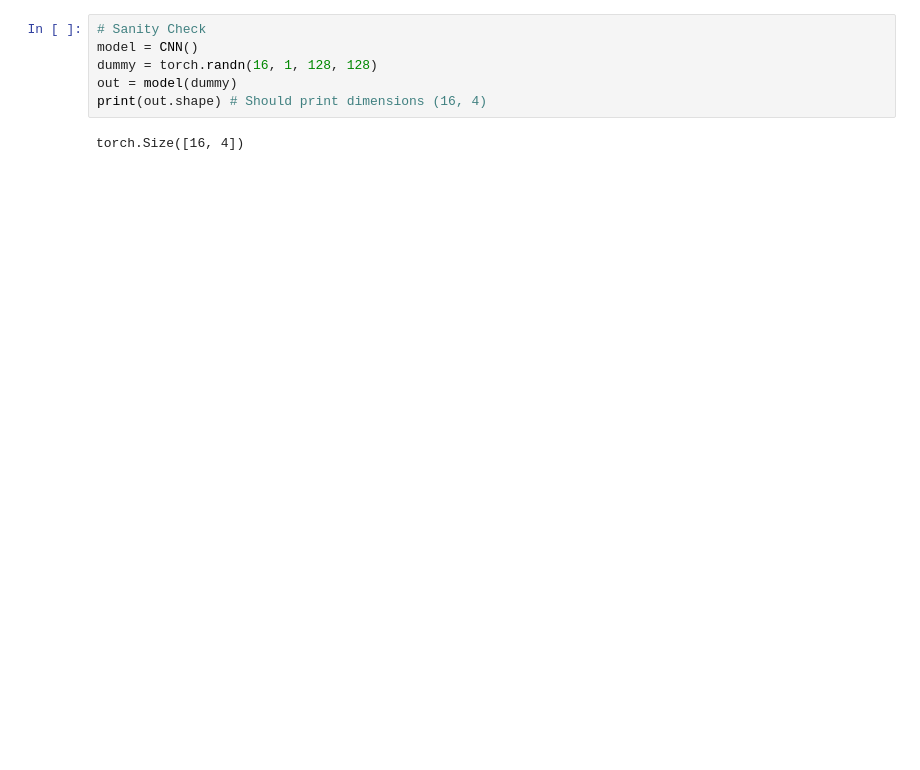
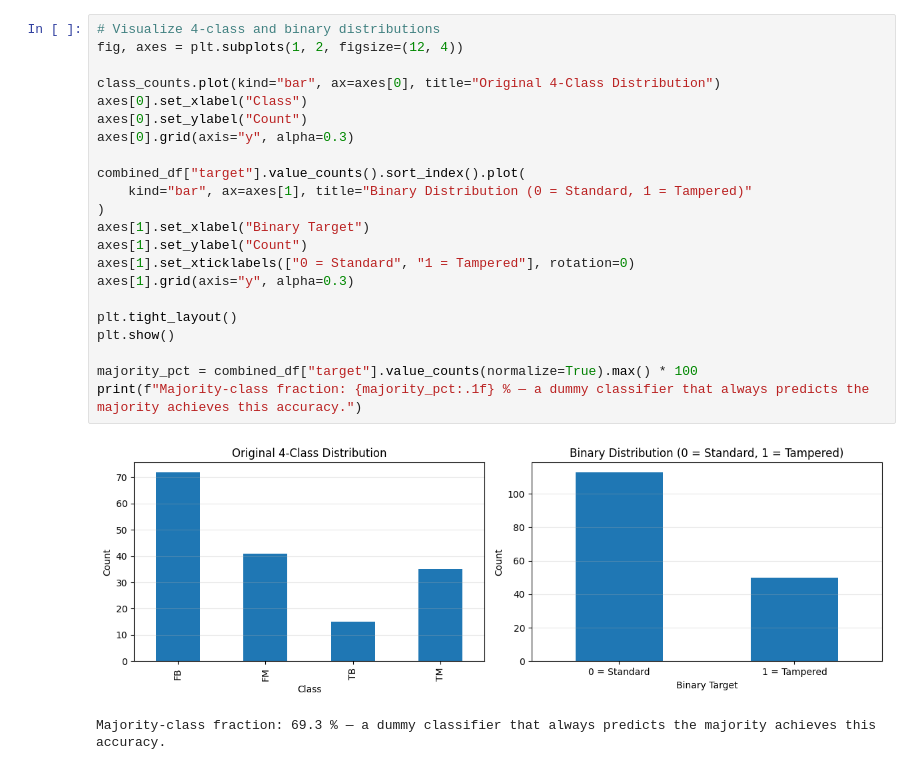
Before and after one commit to billhan5732/CS172B_Project, a Jupyter notebook: src/nick.ipynb, the cells around one changed output. Cells and saved outputs as stored; diff of their text form; blank space fills up the shorter version.

```diff
--- a/src/nick.ipynb
+++ b/src/nick.ipynb
@@ -178,8 +250,25 @@ class CNN(nn.Module):
 # %%
-# Sanity Check
-model = CNN()
-dummy = torch.randn(16, 1, 128, 128)
-out = model(dummy)
-print(out.shape) # Should print dimensions (16, 4)
+# Visualize 4-class and binary distributions
+fig, axes = plt.subplots(1, 2, figsize=(12, 4))
+
+class_counts.plot(kind="bar", ax=axes[0], title="Original 4-Class Distribution")
+axes[0].set_xlabel("Class")
+axes[0].set_ylabel("Count")
+axes[0].grid(axis="y", alpha=0.3)
+
+combined_df["target"].value_counts().sort_index().plot(
+    kind="bar", ax=axes[1], title="Binary Distribution (0 = Standard, 1 = Tampered)"
+)
+axes[1].set_xlabel("Binary Target")
+axes[1].set_ylabel("Count")
+axes[1].set_xticklabels(["0 = Standard", "1 = Tampered"], rotation=0)
+axes[1].grid(axis="y", alpha=0.3)
+
+plt.tight_layout()
+plt.show()
+
+majority_pct = combined_df["target"].value_counts(normalize=True).max() * 100
+print(f"Majority-class fraction: {majority_pct:.1f} % — a dummy classifier that always predicts the majority achieves this accuracy.")
 # %% [output]
+[figure, added]
-torch.Size([16, 4])
+Majority-class fraction: 69.3 % — a dummy classifier that always predicts the majority achieves this accuracy.
```
Also changed, not shown: parts of 22 cells of this notebook.
